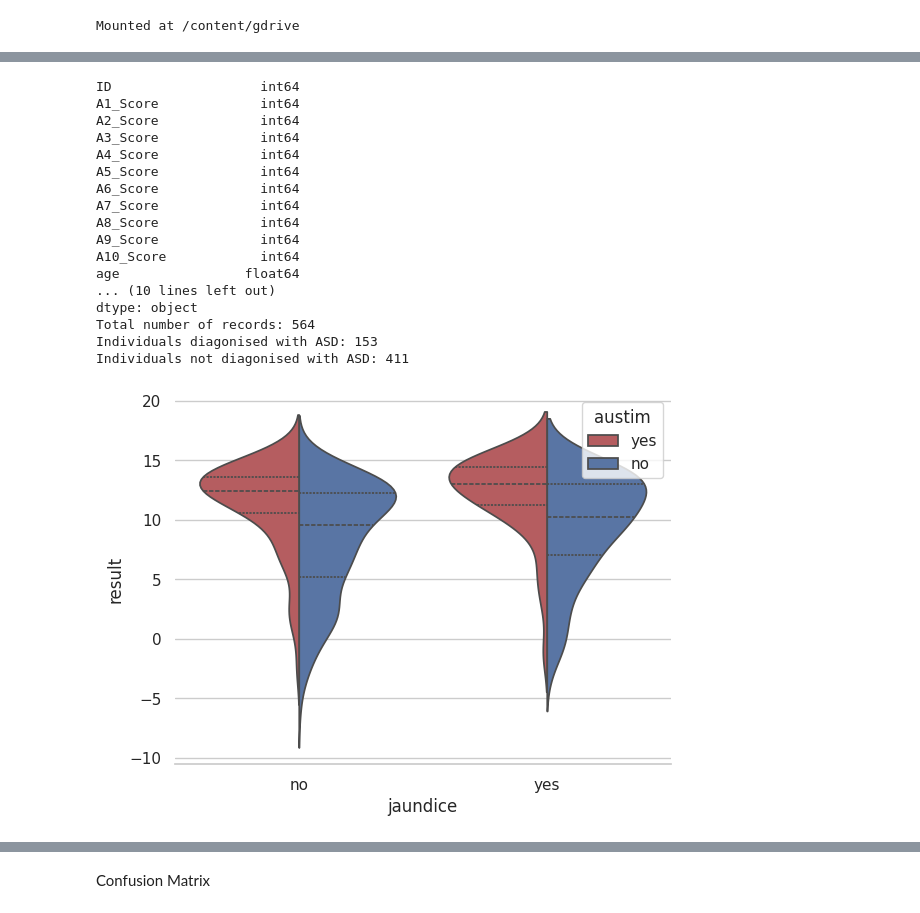
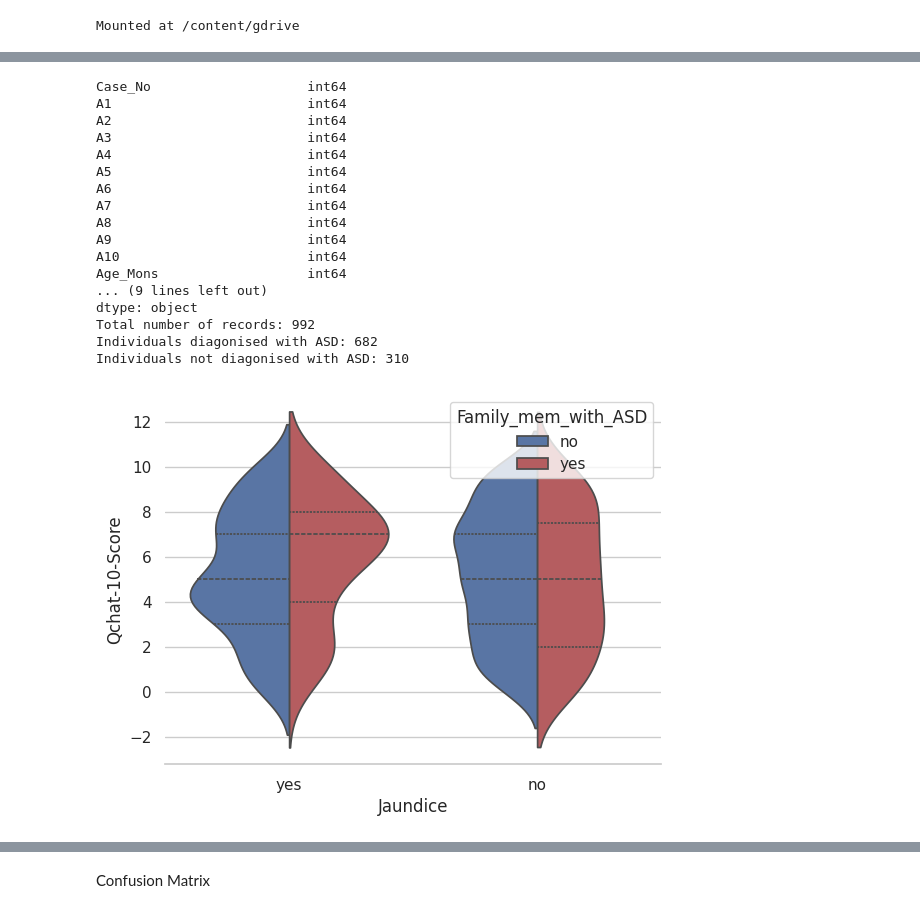
Before and after one commit to mariyakj/ASD, a Jupyter notebook: ASD.ipynb, the cells around one changed output, grey strips where cells are left out. Drawn from its saved outputs; the diff is of its cells as text; code cells hidden in the pictures.

```diff
--- a/ASD.ipynb
+++ b/ASD.ipynb
@@ -108,4 +108,4 @@ Percentage of individuals diagonised with ASD: 20.12%
 # %%
-asd_data = pd.read_csv('/content/gdrive/MyDrive/train.csv', na_values=['?'])
+asd_data = pd.read_csv('/content/gdrive/MyDrive/Toddler Autism dataset July 2018 new.csv - Toddler Autism dataset July 2018.csv', na_values=['?'])
 asd_data.head(n=5)
 # %% [output]
@@ -170,33 +169,33 @@ print(asd_data.dtypes)
 n_records = len(asd_data.index)
 
 # TODO: Number of records where individual's with ASD in the clean dataset
-n_asd_yes = len(asd_data[asd_data['Class/ASD'] == 1])
+n_asd_yes = len(asd_data[asd_data['Class/ASD Traits '] == 1])
 
 # TODO: Number of records where individual's with no ASD in the clean dataset
-n_asd_no = len(asd_data[asd_data['Class/ASD'] == 0])
+n_asd_no = len(asd_data[asd_data['Class/ASD Traits '] == 0])
 
 # Print the results
 print ("Total number of records: {}".format(n_records))
 print ("Individuals diagonised with ASD: {}".format(n_asd_yes))
 print ("Individuals not diagonised with ASD: {}".format(n_asd_no))
 # %% [output]
-ID                   int64
-A1_Score             int64
-A2_Score             int64
-A3_Score             int64
-A4_Score             int64
-A5_Score             int64
-A6_Score             int64
-A7_Score             int64
-A8_Score             int64
-A9_Score             int64
-A10_Score            int64
-age                float64
-... (10 lines left out)
+Case_No                    int64
+A1                         int64
+A2                         int64
+A3                         int64
+A4                         int64
+A5                         int64
+A6                         int64
+A7                         int64
+A8                         int64
+A9                         int64
+A10                        int64
+Age_Mons                   int64
+... (9 lines left out)
 dtype: object
-Total number of records: 564
-Individuals diagonised with ASD: 153
-Individuals not diagonised with ASD: 411
+Total number of records: 992
+Individuals diagonised with ASD: 682
+Individuals not diagonised with ASD: 310
 # %%
 #Step 2: A quick visualization with Seaborn
 # %%
@@ -205,8 +204,8 @@ import matplotlib.pyplot as plt
 sns.set(style="whitegrid", color_codes=True)
 # %%
 # Draw a nested violinplot and split the violins for easier comparison
-sns.violinplot(x="jaundice", y="result", hue="austim", data=asd_data, split=True,
+sns.violinplot(x="Jaundice", y="Qchat-10-Score", hue="Family_mem_with_ASD", data=asd_data, split=True,
                 inner="quart", palette={'yes': "r", 'no': "b"})
 sns.despine(left=True)
 # %% [output]
-[figure, old version]
+[figure, new version]
```
Also changed, not shown: parts of 38 cells of this notebook.
